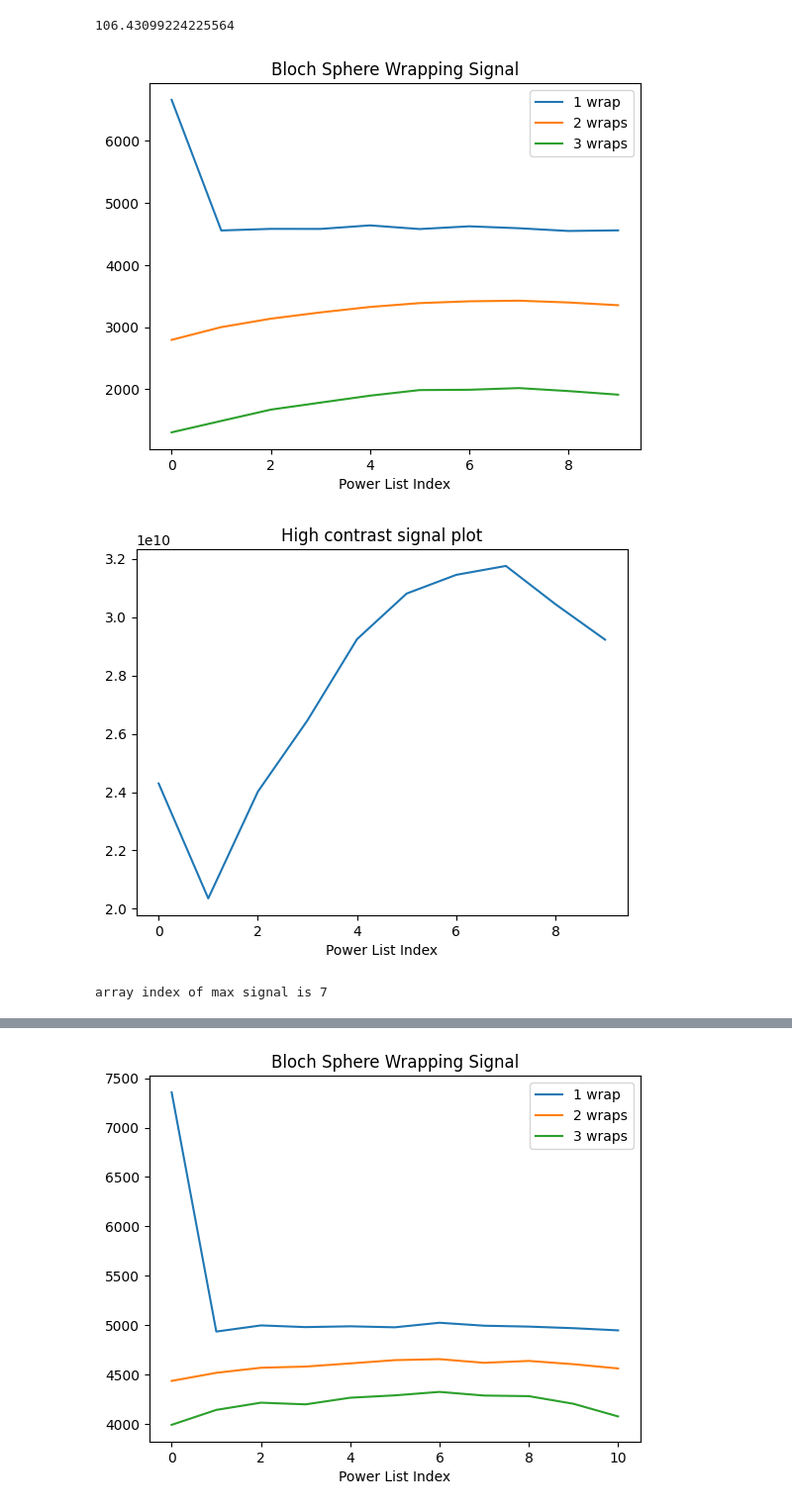
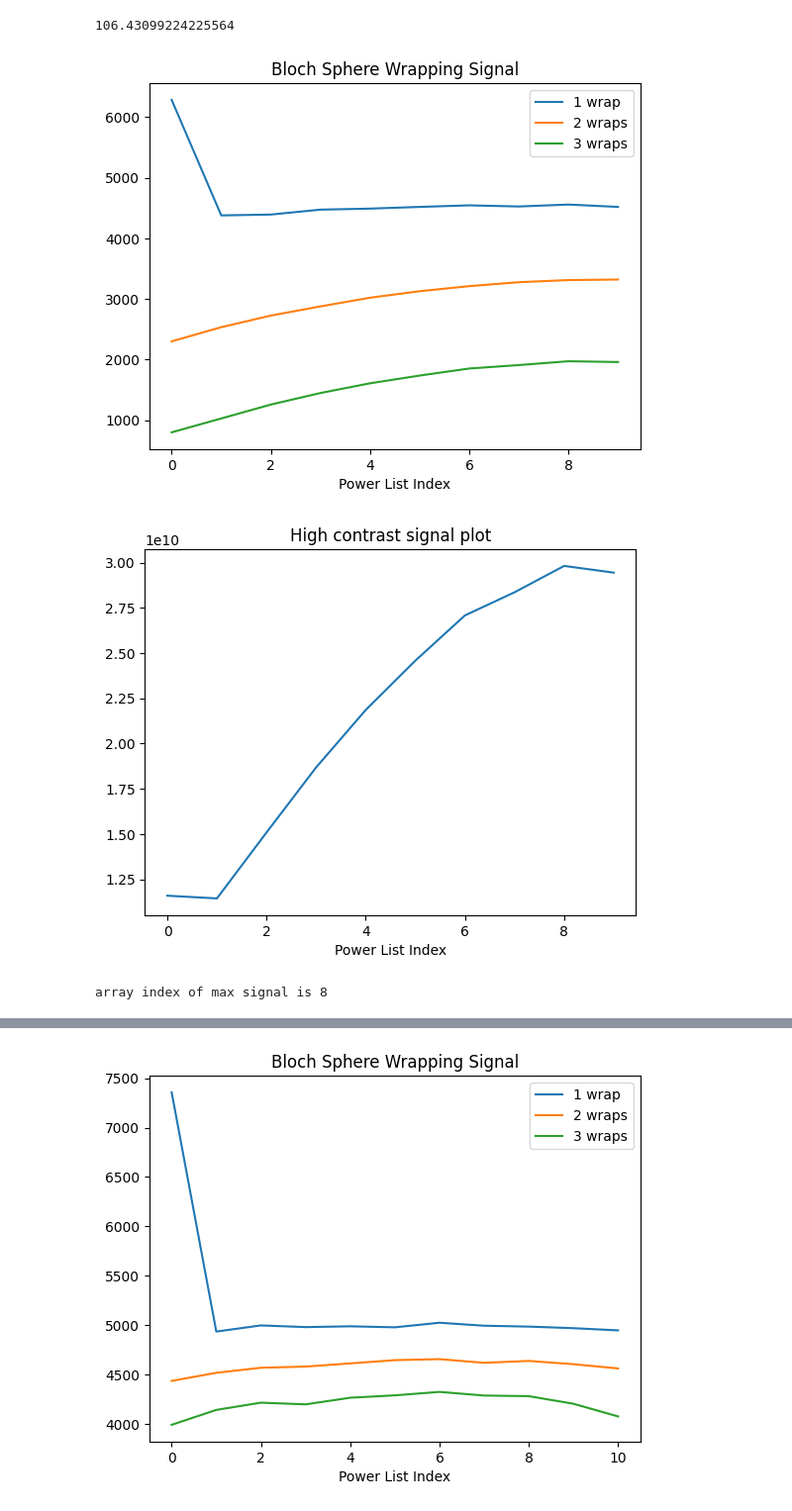
Before and after one commit to awstasiuk/phd-notebooks, a Jupyter notebook: Tune Up/Tune Up.ipynb, the cells around one changed output, grey strips where cells are left out. Shown at 99% size. Saved outputs shown, nothing was run; the diff lists cells and outputs as text; code cells hidden in the pictures.

Commit message:
some more sanity checks experimentally, random walk simulations too

```diff
--- a/Tune Up/Tune Up.ipynb
+++ b/Tune Up/Tune Up.ipynb
@@ -35,9 +35,9 @@ Jf / kHz  # J0 = 106.43 kHz * Ang**3
 # %% [output]
 106.43099224225564
 # %%
-nmr.Experiment(828, folder="expt9").calibrate90()
+nmr.Experiment(860, folder="expt9").calibrate90()
 # %% [output]
-[figure, old version]
+[figure, new version]
-[figure, old version]
+[figure, new version]
-array index of max signal is 7
+array index of max signal is 8
 # %%
```
Also changed, not shown: parts of 1 cell of this notebook, 4 other files.
